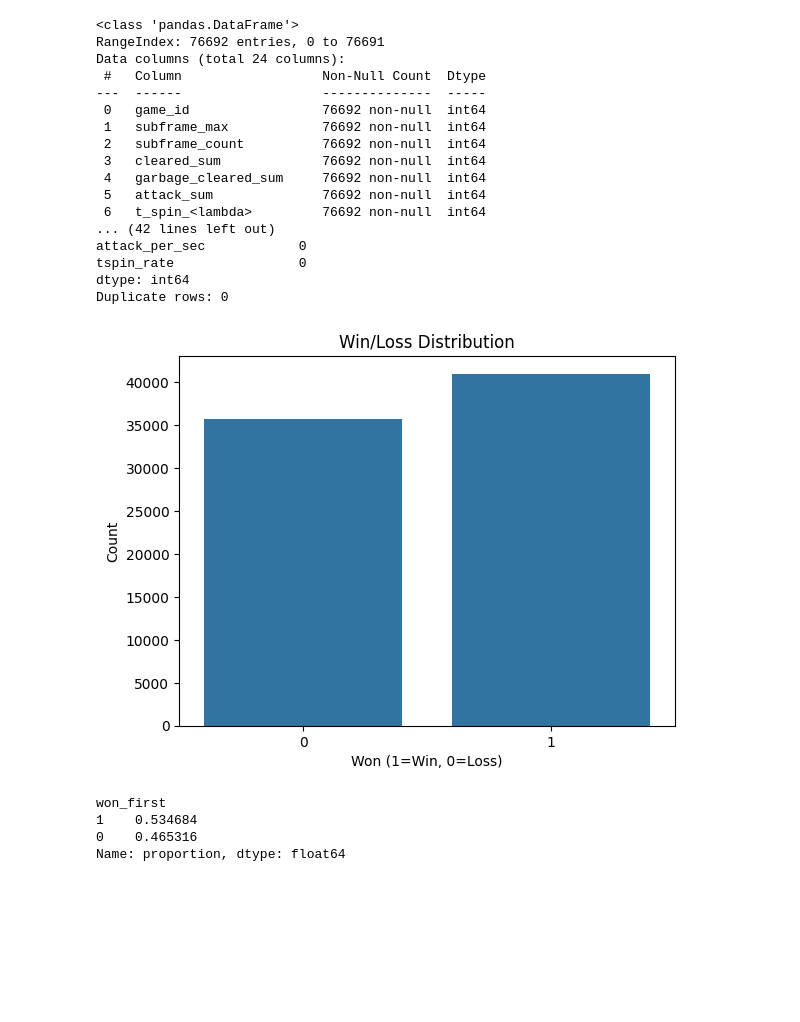
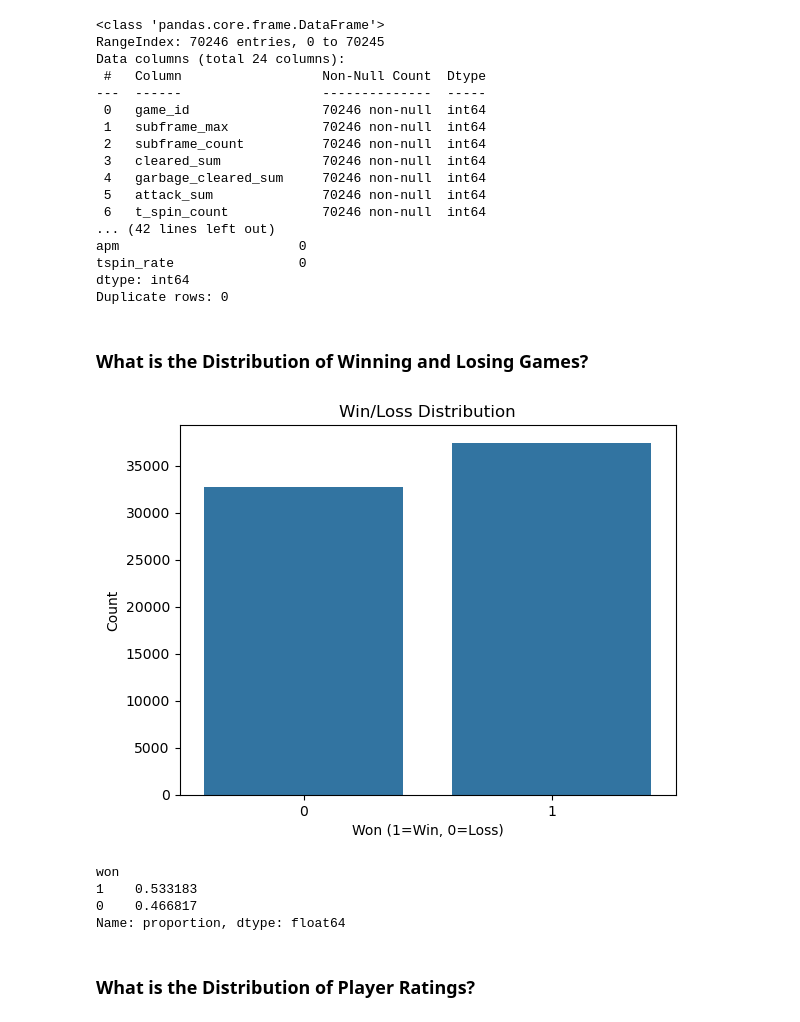
Before and after one commit to Solenad/tetrio-win-prediction, a Jupyter notebook: notebooks/02-eda.ipynb, the cells around one changed output. Saved outputs shown, nothing was run; the diff lists cells and outputs as text; code cells hidden in the pictures; blank space fills up the shorter version.

```diff
--- a/notebooks/02-eda.ipynb
+++ b/notebooks/02-eda.ipynb
@@ -4,6 +4,6 @@ import pandas as pd
 import matplotlib.pyplot as plt
 import seaborn as sns
 
-df = pd.read_csv("./data/data_processed.csv")
+df = pd.read_csv("../data/data_processed.csv")
 df.head()
 # %% [output]
@@ -21,36 +21,39 @@ df.describe(include="all")
 print("Missing values per column:\n", df.isnull().sum())
 print("Duplicate rows:", df.duplicated().sum())
 # %% [output]
-<class 'pandas.DataFrame'>
-RangeIndex: 76692 entries, 0 to 76691
+<class 'pandas.core.frame.DataFrame'>
+RangeIndex: 70246 entries, 0 to 70245
 Data columns (total 24 columns):
  #   Column                  Non-Null Count  Dtype
 ---  ------                  --------------  -----
- 0   game_id                 76692 non-null  int64
- 1   subframe_max            76692 non-null  int64
- 2   subframe_count          76692 non-null  int64
- 3   cleared_sum             76692 non-null  int64
- 4   garbage_cleared_sum     76692 non-null  int64
- 5   attack_sum              76692 non-null  int64
- 6   t_spin_<lambda>         76692 non-null  int64
+ 0   game_id                 70246 non-null  int64
+ 1   subframe_max            70246 non-null  int64
+ 2   subframe_count          70246 non-null  int64
+ 3   cleared_sum             70246 non-null  int64
+ 4   garbage_cleared_sum     70246 non-null  int64
+ 5   attack_sum              70246 non-null  int64
+ 6   t_spin_count            70246 non-null  int64
 ... (42 lines left out)
-attack_per_sec            0
+apm                       0
 tspin_rate                0
 dtype: int64
 Duplicate rows: 0
+# %% [markdown]
+### What is the Distribution of Winning and Losing Games?
 # %%
-# Distribution
-sns.countplot(x="won_first", data=df)
+sns.countplot(x="won", data=df)
 plt.title("Win/Loss Distribution")
 plt.xlabel("Won (1=Win, 0=Loss)")
 plt.ylabel("Count")
 plt.show()
 
-df["won_first"].value_counts(normalize=True)
+df["won"].value_counts(normalize=True)
 # %% [output]
-[figure, old version]
+[figure, new version]
-won_first
-1    0.534684
-0    0.465316
+won
+1    0.533183
+0    0.466817
 Name: proportion, dtype: float64
+# %% [markdown]
+### What is the Distribution of Player Ratings?
 # %%
```
Also changed, not shown: parts of 20 cells of this notebook.
